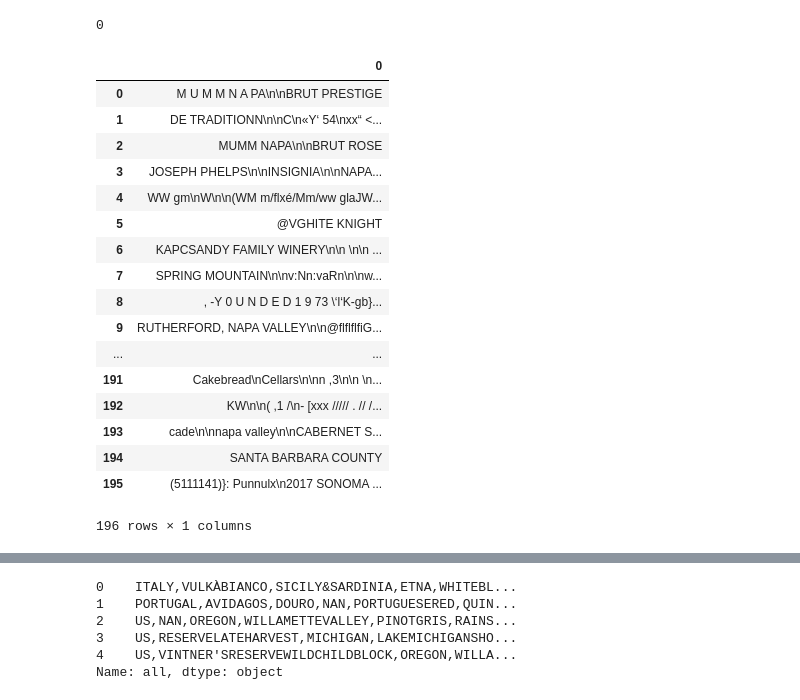
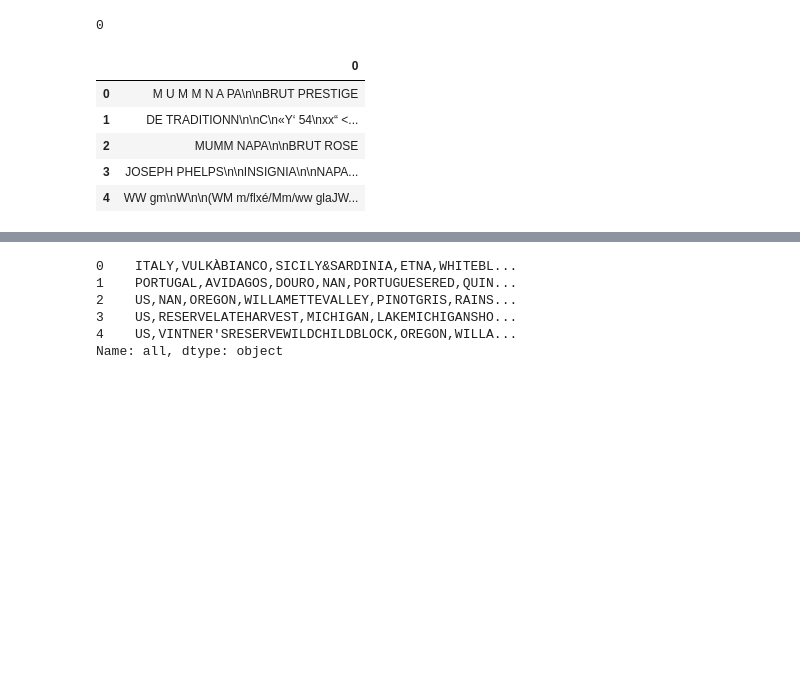
Before and after one commit to zy2292/Wine-Master, a Jupyter notebook: Codes/wine_matching.ipynb, the cells around one changed output, grey strips where cells are left out. Cells and saved outputs as stored; diff of their text form; code cells hidden in the pictures; blank space fills up the shorter version.

```diff
--- a/Codes/wine_matching.ipynb
+++ b/Codes/wine_matching.ipynb
@@ -47,27 +47,15 @@ matches(large_string, query_string, 0.85)
 # %%
 wine_str=pd.DataFrame(text_unstructure,index=[0]).T
 wine_str=wine_str[wine_str[0]!=''].reset_index()
 del wine_str['index']
-wine_str
+wine_str.head()
 # %% [output]
 |  | 0 |
 | 0 | M U M M N A PA\n\nBRUT PRESTIGE |
 | 1 | DE TRADITIONN\n\nC\n«Y‘ 54\nxx“ <... |
 | 2 | MUMM NAPA\n\nBRUT ROSE |
 | 3 | JOSEPH PHELPS\n\nINSIGNIA\n\nNAPA... |
 | 4 | WW gm\nW\n\n(WM m/ﬂxé/Mm/ww glaJW... |
-| 5 | @VGHITE KNIGHT |
-| 6 | KAPCSANDY FAMILY WINERY\n\n \n\n ... |
-| 7 | SPRING MOUNTAIN\n\nv:Nn:vaRn\n\nw... |
-| 8 | , -Y 0 U N D E D 1 9 73 \‘l‘K-gb}... |
-| 9 | RUTHERFORD, NAPA VALLEY\n\n@ﬂﬂﬂﬁG... |
-| ... | ... |
-| 191 | Cakebread\nCellars\n\nn ,3\n\n \n... |
-| 192 | KW\n\n( ,1 /\n- [xxx ///// . // /... |
-| 193 | cade\n\nnapa valley\n\nCABERNET S... |
-| 194 | SANTA BARBARA COUNTY |
-| 195 | (5111141)}: Punnulx\n2017 SONOMA ... |
-196 rows × 1 columns
 # %%
 def str_process(string):
     string=string.replace('\n',',')
```
Also changed, not shown: parts of 3 cells of this notebook.
